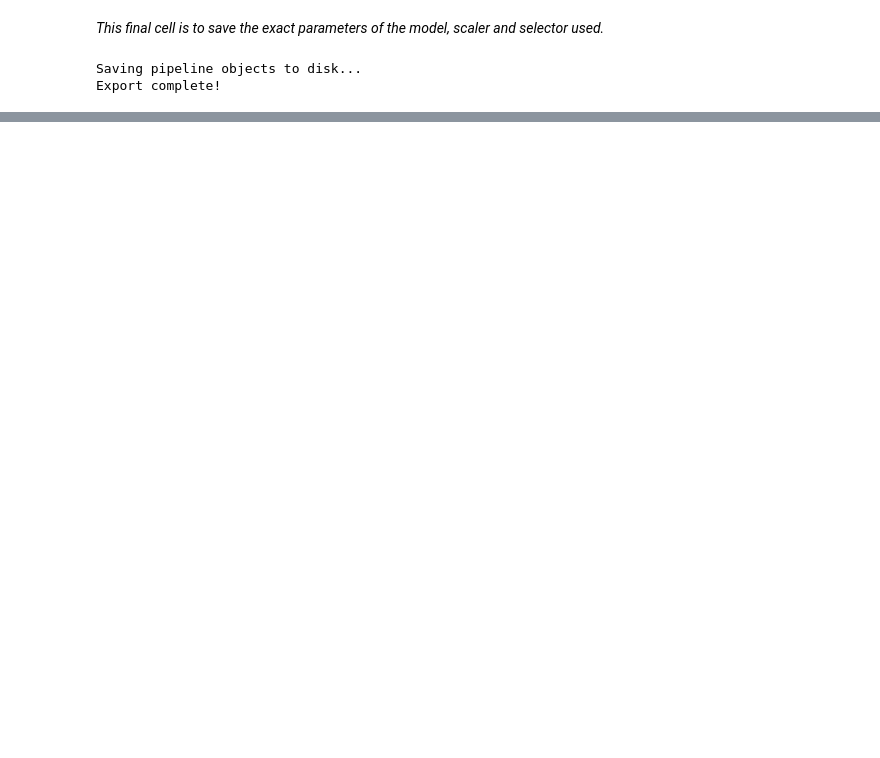
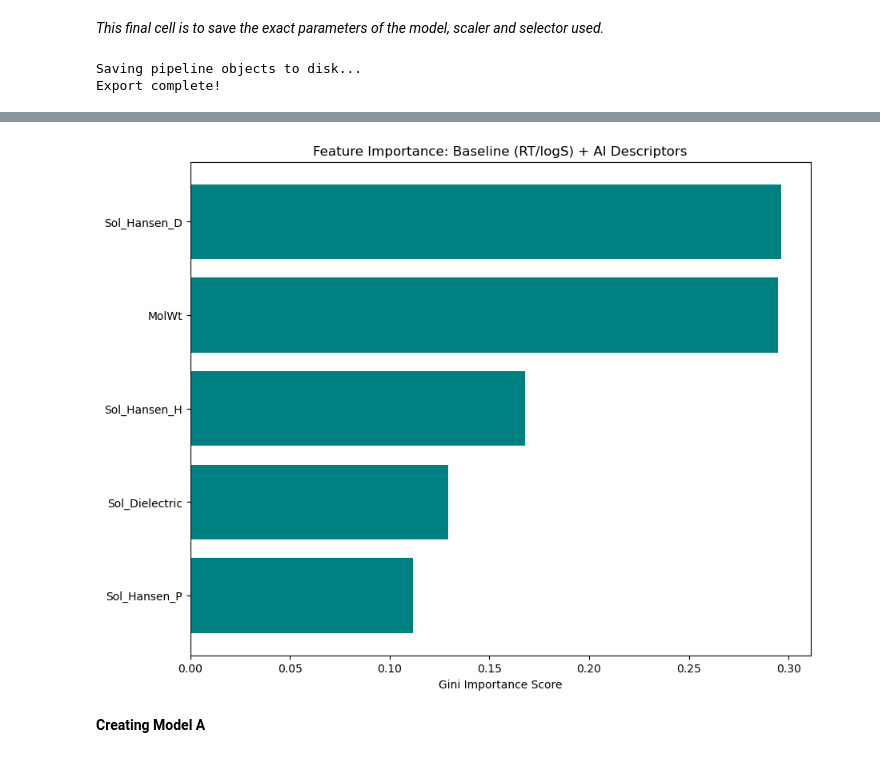
Before and after one commit to swisscatplus/solubility_prediction_nmr, a Jupyter notebook: src/dev/rt_prediction.ipynb, the cells around one changed output, grey strips where cells are left out. Drawn from its saved outputs; the diff is of its cells as text; code cells hidden in the pictures; blank space fills up the shorter version.

Commit message:
rewrote the dataframe generation sequence because missing RT all over, ran model testing and plotting

```diff
--- a/src/dev/rt_prediction.ipynb
+++ b/src/dev/rt_prediction.ipynb
@@ -1837,2 +1858,0 @@ df_desc['Solvent_Name'] = ordered_solvent_names[solvent_indices]
-# %%
-df_desc[['Sol_Dielectric', 'Sol_Hansen_D', 'Sol_Hansen_P', 'Sol_Hansen_H']] = df_desc['Solvent_Name'].apply(extract_solvent_physics)
@@ -2001,0 +2397,14 @@ Export complete!
+# %%
+# Process Fingerprints
+k_best = SelectKBest(score_func=chi2, k=200)
+X_fp_train_best = k_best.fit_transform(X_fp_raw[train_idx], y_train)
+X_fp_test_best = k_best.transform(X_fp_raw[test_idx])
+
+
+# SCALE ALL CONTINUOUS FEATURES (TPSA, MolWt + Solvent Physics)
+scaler = StandardScaler()
+X_cont_train_scaled = scaler.fit_transform(X_continuous[train_idx])
+X_cont_test_scaled = scaler.transform(X_continuous[test_idx])
+
+X_train_final = X_cont_train_scaled
+X_test_final = X_cont_test_scaled
@@ -2001,0 +2454,35 @@ Export complete!
+# %%
+# Get the raw importance values from the trained model
+importances = physics_model.feature_importances_
+
+# Define the counts based on your 'hstack' order
+num_fp_bits = X_fp_train_best.shape[1]      # Should be 200
+num_mat_cols = X_mat.shape[1]               # The solvent matrix columns
+num_cont_cols = len(continuous_cols)        # TPSA, MolWt, Sol_Physics, RT, logS
+
+# Create the labels in the SAME ORDER as your np.hstack
+fp_labels = [f"Bit_{i}" for i in range(num_fp_bits)]
+mat_labels = [f"Solvent_Mat_{i}" for i in range(num_mat_cols)]
+cont_labels = continuous_cols  # These are your 'RT', 'logS', etc.
+
+all_feature_names = continuous_cols
+
+# Create DataFrame and Plot
+if len(all_feature_names) == len(importances):
+    importance_df = pd.DataFrame({
+        'Feature': all_feature_names,
+        'Importance': importances
+    }).sort_values(by='Importance', ascending=False)
+
+    plt.figure(figsize=(10, 8))
+    plt.barh(importance_df['Feature'][:20], importance_df['Importance'][:20], color='teal')
+    plt.gca().invert_yaxis()
+    plt.title("Feature Importance: Baseline (RT/logS) + AI Descriptors")
+    plt.xlabel("Gini Importance Score")
+    plt.show()
+else:
+    print(" Still a mismatch. Check if X_mat or X_fp_train_best changed size")
+# %% [output]
+[figure, added]
+# %% [markdown]
+**Creating Model A**
```
Also changed, not shown: parts of 38 cells of this notebook, 2 other files.
